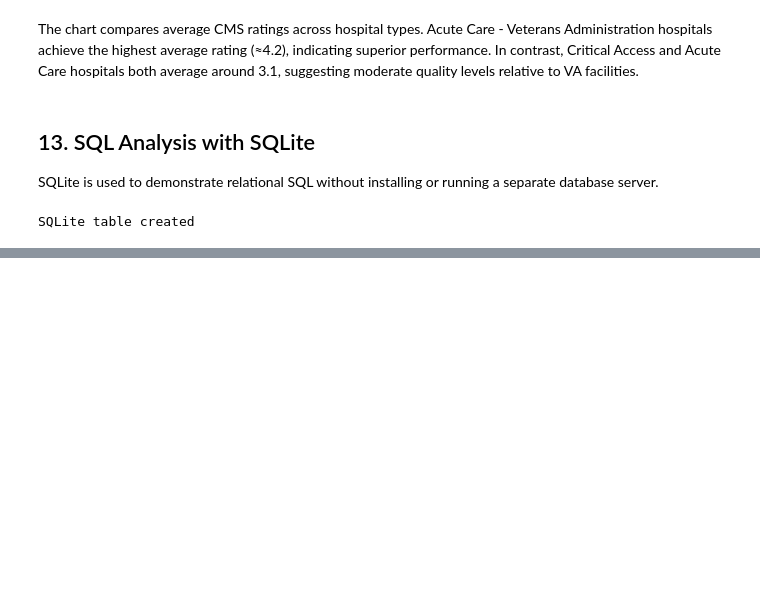
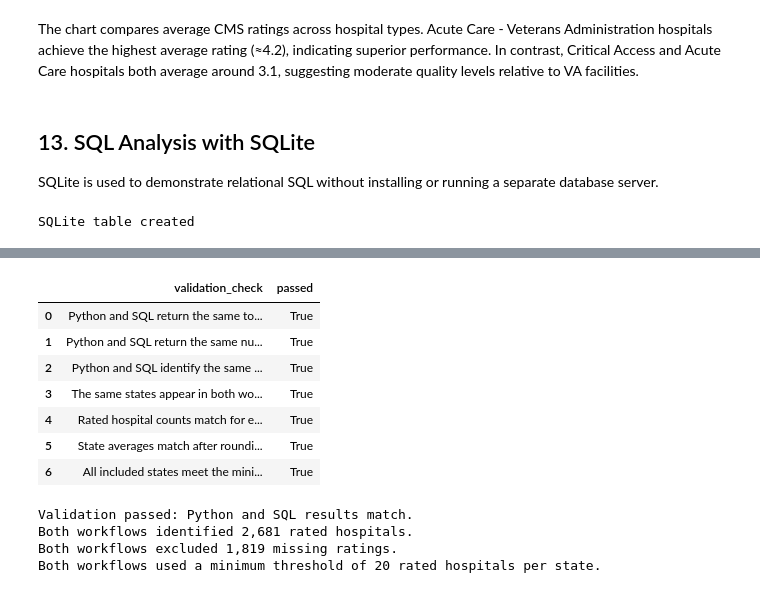
Before and after one commit to rtorresromero93/us-hospital-quality-analysis, a Jupyter notebook: notebooks/01_hospital_quality_analysis.ipynb, the cells around one changed output, grey strips where cells are left out. Cells and saved outputs as stored; diff of their text form; code cells hidden in the pictures; blank space fills up the shorter version.

Commit message:
Add SQL analysis with SQLite validation

```diff
--- a/notebooks/01_hospital_quality_analysis.ipynb
+++ b/notebooks/01_hospital_quality_analysis.ipynb
@@ -719,0 +925,72 @@ SQLite table created
+# %%
+validation_summary = pd.DataFrame(
+    {
+        "validation_check": [
+            "Python and SQL return the same total number of hospitals",
+            "Python and SQL return the same number of rated hospitals",
+            "Python and SQL identify the same number of missing ratings",
+            "The same states appear in both workflows",
+            "Rated hospital counts match for every state",
+            "State averages match after rounding to two decimals",
+            "All included states meet the minimum sample threshold",
+        ],
+        "passed": [
+            python_total_count == sql_total_count,
+            python_rated_count == sql_rated_count,
+            python_missing_count == sql_missing_count,
+            state_comparison["state_in_both"].all(),
+            state_comparison["rated_count_match"].all(),
+            state_comparison["average_rating_match"].all(),
+            (
+                python_state_averages["rated_hospitals"]
+                .ge(MIN_RATED_HOSPITALS)
+                .all()
+                and sql_state_averages["rated_hospitals"]
+                .ge(MIN_RATED_HOSPITALS)
+                .all()
+            ),
+        ],
+    }
+)
+
+validation_summary
+# %% [output]
+|  | validation_check | passed |
+| 0 | Python and SQL return the same to... | True |
+| 1 | Python and SQL return the same nu... | True |
+| 2 | Python and SQL identify the same ... | True |
+| 3 | The same states appear in both wo... | True |
+| 4 | Rated hospital counts match for e... | True |
+| 5 | State averages match after roundi... | True |
+| 6 | All included states meet the mini... | True |
+# %%
+state_mismatches = state_comparison[
+    ~(
+        state_comparison["state_in_both"]
+        & state_comparison["rated_count_match"]
+        & state_comparison["average_rating_match"]
+    )
+]
+
+if state_mismatches.empty:
+    print("Validation passed: Python and SQL results match.")
+    print(
+        f"Both workflows identified "
+        f"{python_rated_count:,} rated hospitals."
+    )
+    print(
+        f"Both workflows excluded "
+        f"{python_missing_count:,} missing ratings."
+    )
+    print(
+        f"Both workflows used a minimum threshold of "
+        f"{MIN_RATED_HOSPITALS} rated hospitals per state."
+    )
+else:
+    print("Validation differences were found:")
+    display(state_mismatches)
+# %% [output]
+Validation passed: Python and SQL results match.
+Both workflows identified 2,681 rated hospitals.
+Both workflows excluded 1,819 missing ratings.
+Both workflows used a minimum threshold of 20 rated hospitals per state.
```
Also changed, not shown: parts of 12 cells of this notebook.
